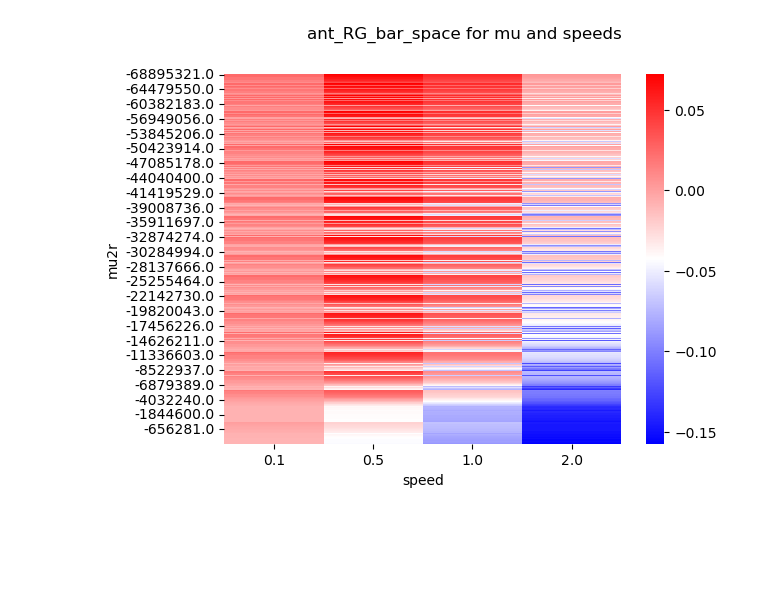
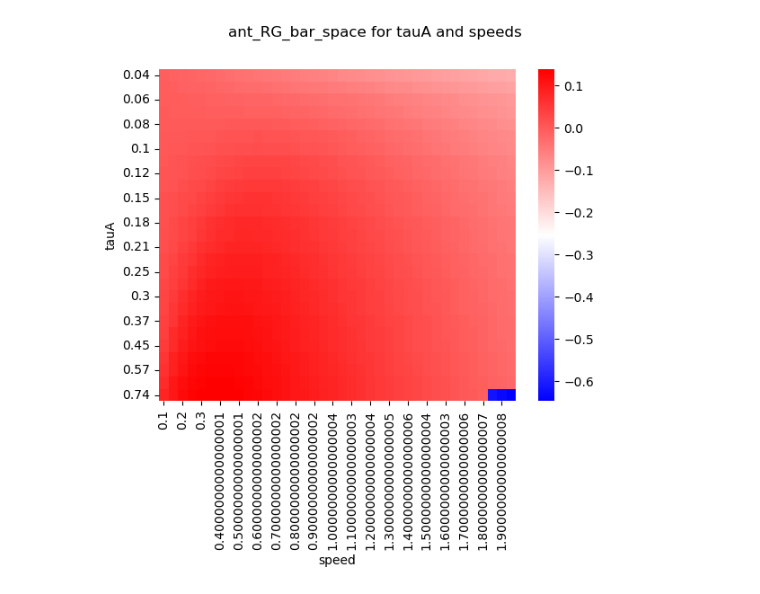
Before and after one commit to simoneeb/motion_anticipation_network, a Jupyter notebook: Figures_Paper/Figure_codes/Figure_5_FB_nonorm.ipynb, the cells around one changed output. Cells and saved outputs as stored; diff of their text form; code cells hidden in the pictures; blank space fills up the shorter version.

```diff
--- a/Figures_Paper/Figure_codes/Figure_5_FB_nonorm.ipynb
+++ b/Figures_Paper/Figure_codes/Figure_5_FB_nonorm.ipynb
@@ -137,0 +524,20 @@ scalarMap = cmx.ScalarMappable(norm=cNorm, cmap=cmap)
+# %%
+dl = df[df['tauA'] == 0.74468085]
+#dl = df[df['wTOT'] == -101.0]
+# dl = dl[dl['speed'] == 1.0 ]
+idx = dl['ant_RG_bar_space'].index
+len(idx)
+
+
+for x,i in enumerate(idx):
+
+
+    r = response_data[f'{i}'].dropna()
+    tps = len(r)
+    speed = dl['speed'][dl.index[x]]
+    print(tps,speed)
+    tpm = dl['tp_rf_GC_mid'][dl.index[x]]
+    print(tpm)
+    time = (np.arange(0,tps)*0.01 -tpm)*speed
+    plt.plot(time,r,label = f'{i}')
+plt.legend()
@@ -138,7 +548,7 @@ scalarMap = cmx.ScalarMappable(norm=cNorm, cmap=cmap)
 # %%
 fig = plt.figure()
 fig.tight_layout()
-fig.suptitle(f'{var} for mu and speeds')
+fig.suptitle(f'{var} for tauA and speeds')
 
 
 fig2 = plt.figure()
@@ -147,10 +557,10 @@ fig2.tight_layout()
 
 ax = fig.add_subplot(1,1,1)
 # plot heatmap for beta
-g_heatmap = df.pivot_table(index = 'mu2r',columns = 'speed',values = var, aggfunc = 'mean')
+g_heatmap = df.pivot_table(index = 'tauA',columns = 'speed',values = var, aggfunc = 'mean')
 sns.heatmap(g_heatmap, ax = ax, cmap = 'bwr')#,  vmin=-0.2, vmax=0.2)
 
-subg = df.groupby(['mu2r'])
+subg = df.groupby(['tauA'])
 ax = fig2.add_subplot(1,1,1)
 ax.set_xscale('log')
 
@@ -160,54 +570,23 @@ diffsdf = pd.DataFrame(columns = ['diff', 'mu','wTOT','tauTOT', 'tauA', 'wBA'])
 
 
 # get values that yield same anticipation time across speeds
+for x,w2 in enumerate(subg.groups):
+    if x < 29:
+        sg = subg.get_group(w2)
 
-for x,w2 in enumerate(subg.groups):
-    sg = subg.get_group(w2)
+        cur  = sg[var].values
+        speeds = sg['speed'].values
+        maxi = np.argmax(cur)
+        ax.plot(sg['speed'], sg[var],label = f'tau_A = {w2}')
+        ax.scatter(speeds[maxi],cur[maxi])
+    # diff = np.mean(np.abs(np.diff(sg[var])))
+    # data = {'diff': diff,
+    #         'mu' : w2,
+    #         'wTOT': sg['wTOT'].min(),
+    #         'tauTOT': sg['tauTOT'].min(),
+    #         'tauA':sg['tauA'],
+    #         'wBA': sg['wBA']}
+    # diffsdf = diffsdf._append(data, ignore_index = True)
 
-    ax.plot(sg['speed'], sg[var], label = f'mu = {w2}',color = scalarMap.to_rgba(x))
-
-    diff = np.mean(np.abs(np.diff(sg[var])))
-    data = {'diff': diff,
-            'mu' : w2,
-            'wTOT': sg['wTOT'].min(),
-            'tauTOT': sg['tauTOT'].min(),
-            'tauA':sg['tauA'],
-            'wBA': sg['wBA']}
-    diffsdf = diffsdf._append(data, ignore_index = True)
-
-
-
-    # if x == len(subg.groups)-100:
-    #     plt.scatter(sg['speed'], sg[var], label = f'mu = {w2}',color = 'r', zorder = len(subg.groups))
-    #sg.plot( x = 'speed', y = 'ant_RG_drive_space', label =f'wBA = {w2}', ax = ax)
-
-
-# get mu for minimal difference between speeds
-mi= diffsdf['diff'].argmin()
-mimu = diffsdf['mu'][mi]
-sg = subg.get_group(mimu)
-print(mimu)
-print(diffsdf.iloc[mi])
-ax.scatter(sg['speed'], sg[var], label = f'mu = {w2}',color = 'r', zorder = len(subg.groups))
-
-
-
-#get mu for maximal anticipation
-ma = df['ant_RG_bar_space'].argmax()
-mamu = df['mu2r'][ma]
-sg = subg.get_group(mamu)
-print(mamu)
-print(df.iloc[ma])
-ax.scatter(sg['speed'], sg[var], label = f'mu = {w2}',color = 'g', zorder = len(subg.groups))
-
-
-#fig2.legend()
-
-
-# fig3 = plt.figure()
-# ax = fig3.add_subplot(111)
-# ax.scatter(diffsdf.iloc[mi]['wBA'],diffsdf.iloc[mi]['tauA'])
-
-
-#fig2.legend()
+ax.legend(loc = 'upper right', bbox_to_anchor = (2.,1.))
 # %% [output]
@@ -232 +594 @@ Name: 797, dtype: float64
-[figure, old version]
+[figure, new version]
```
Also changed, not shown: parts of 34 cells of this notebook, 9 other files.
